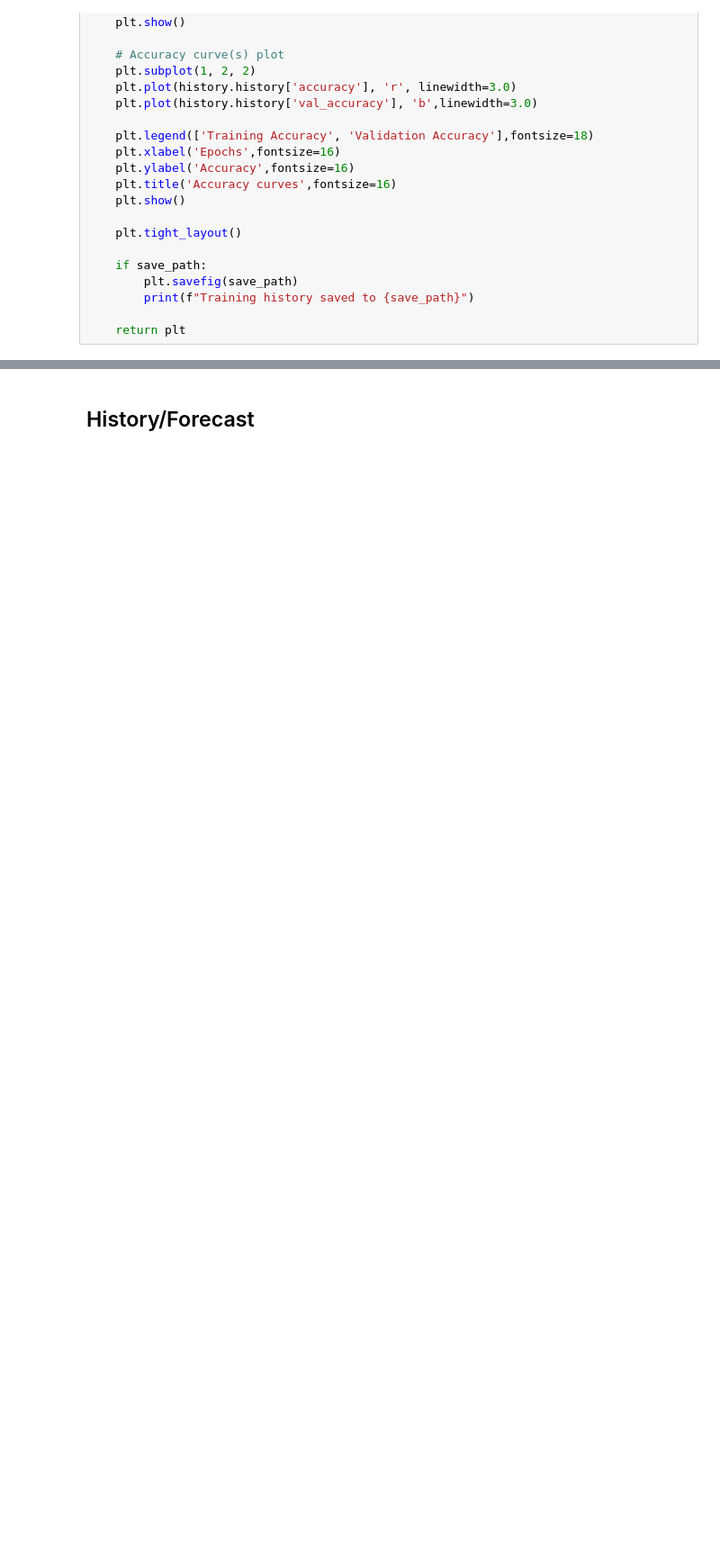
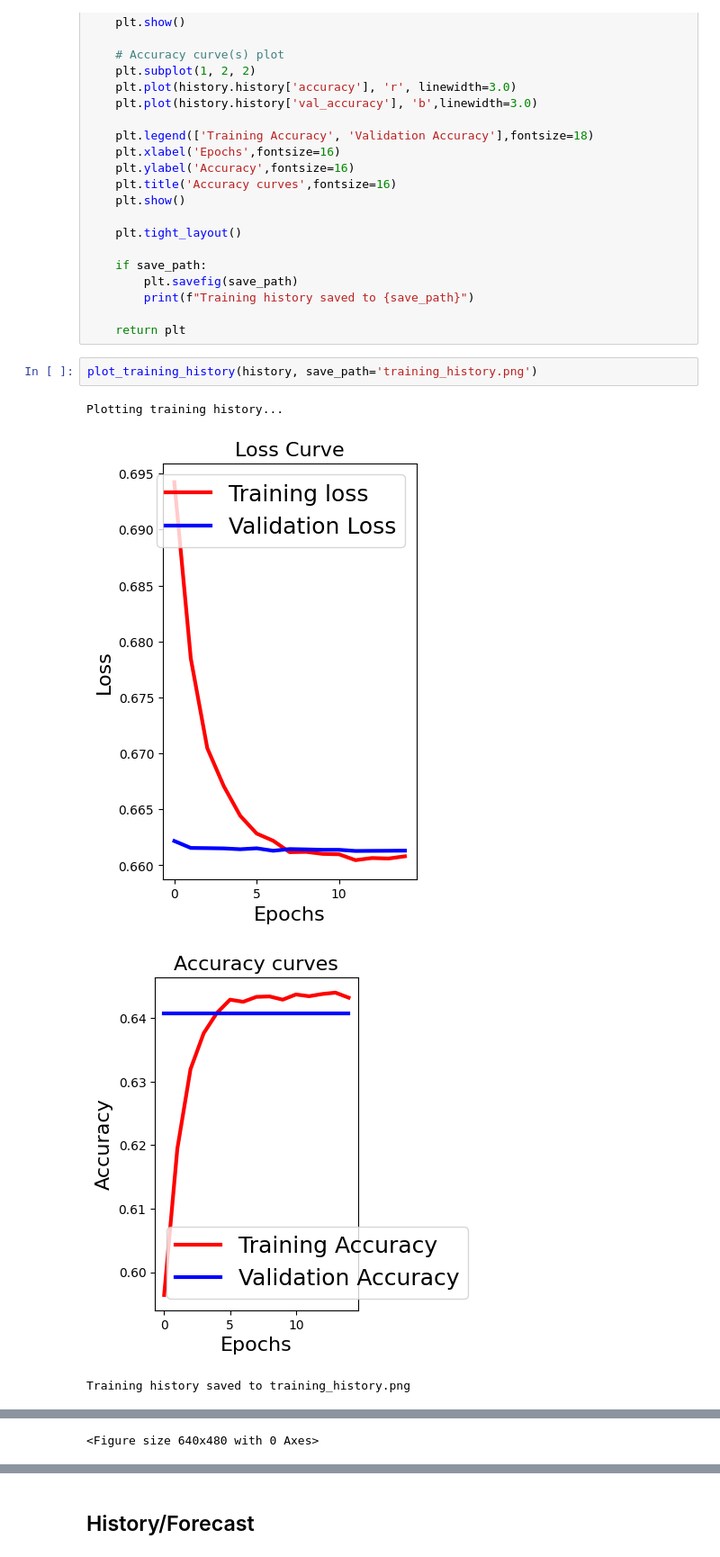
Before and after one commit to theresaskruzna/riiid_knowledge_tracing, a Jupyter notebook: 01_EDA.ipynb, the cells around one changed output, grey strips where cells are left out. Shown at 90% size. Saved outputs shown, nothing was run; the diff lists cells and outputs as text; blank space fills up the shorter version.

```diff
--- a/01_EDA.ipynb
+++ b/01_EDA.ipynb
@@ -2483,3 +2489,10 @@ def plot_training_history(history, save_path=None):
         print(f"Training history saved to {save_path}")
 
     return plt
+# %%
+plot_training_history(history, save_path='training_history.png')
+# %% [output]
+Plotting training history...
+[figure, added]
+[figure, added]
+Training history saved to training_history.png
@@ -2485,0 +2500 @@ def plot_training_history(history, save_path=None):
+<Figure size 640x480 with 0 Axes>
```
Also changed, not shown: parts of 8 cells of this notebook.
